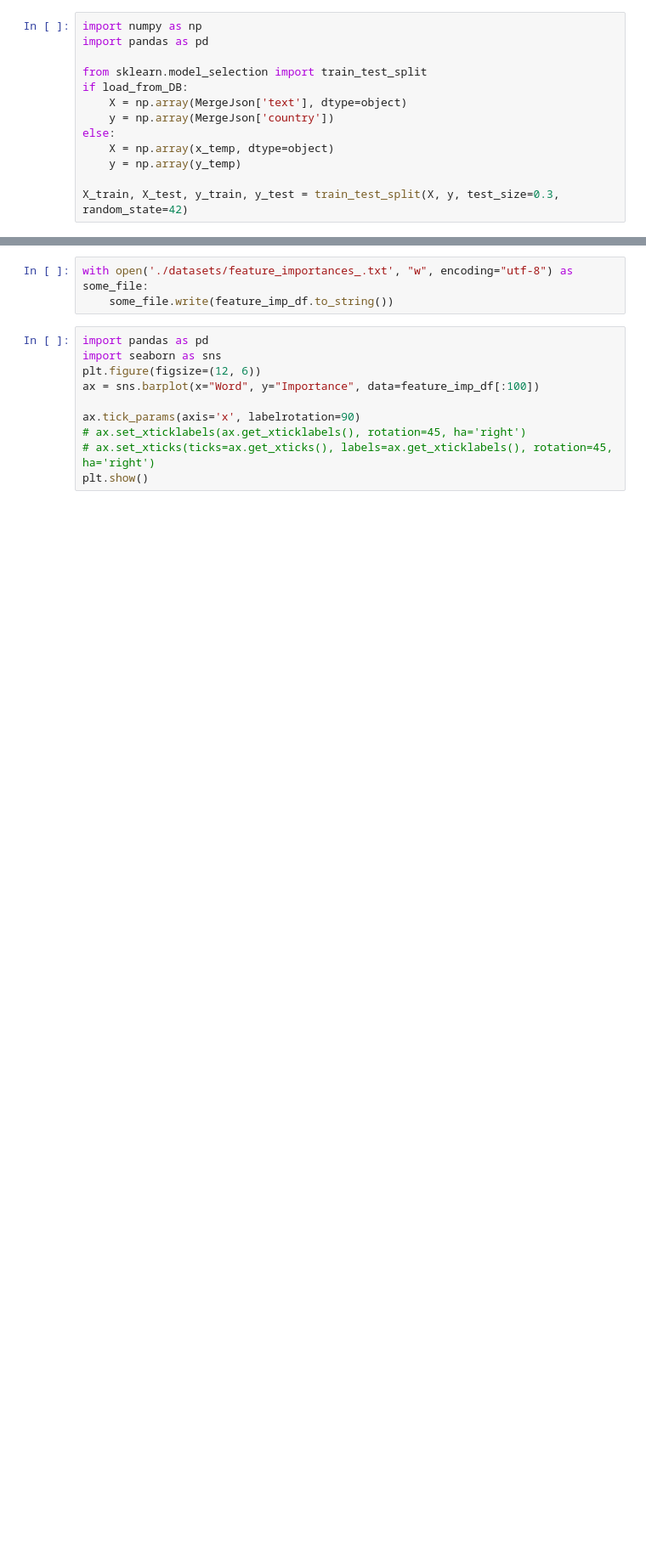
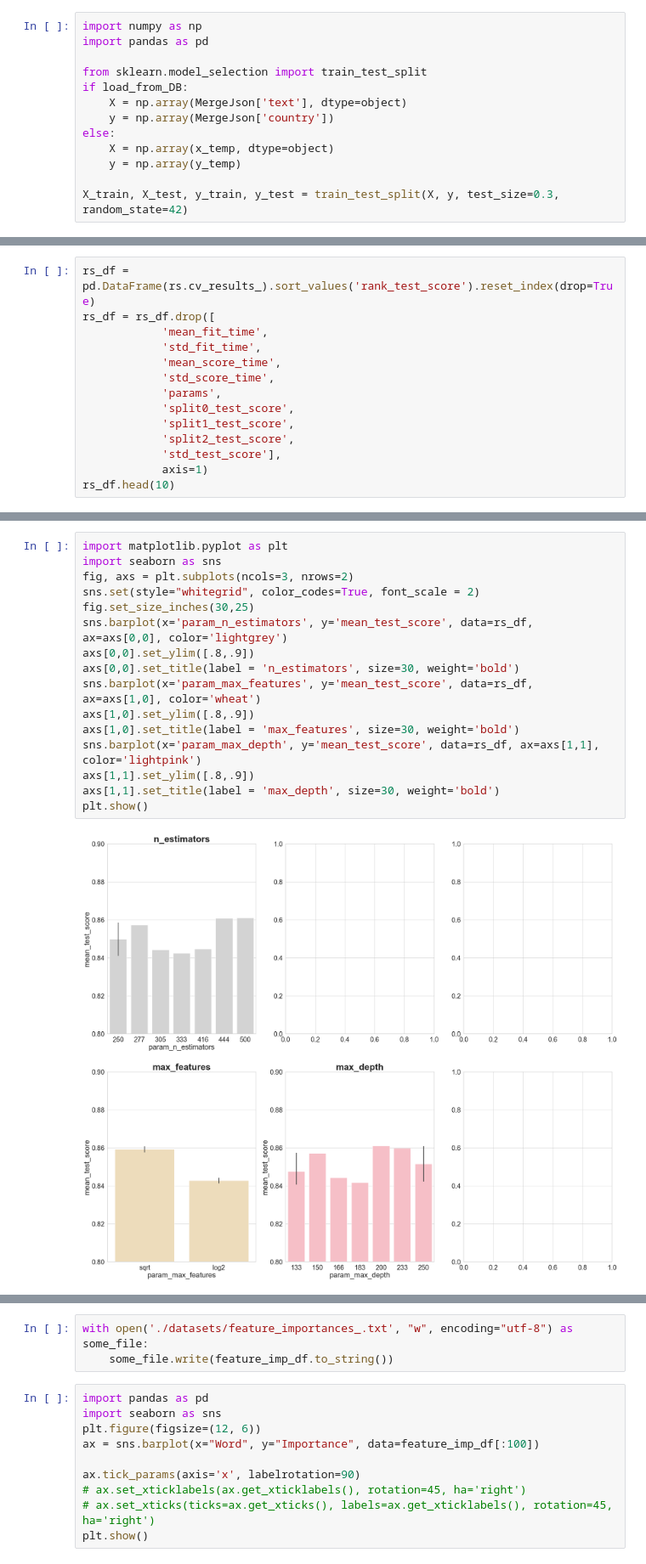
Before and after one commit to QuaesitorScientiae/ML_sandbox, a Jupyter notebook: Countries_DecisionTreeClassifier_ngram_tfidf_v4_022_with_checked_DB.ipynb, the cells around one changed output, grey strips where cells are left out. Shown at 85% size. Cells and saved outputs as stored; diff of their text form; blank space fills up the shorter version.

```diff
--- a/Countries_DecisionTreeClassifier_ngram_tfidf_v4_022_with_checked_DB.ipynb
+++ b/Countries_DecisionTreeClassifier_ngram_tfidf_v4_022_with_checked_DB.ipynb
@@ -453,0 +400,14 @@ print(rf_RandomForest.oob_score_)
+# %%
+rs_df = pd.DataFrame(rs.cv_results_).sort_values('rank_test_score').reset_index(drop=True)
+rs_df = rs_df.drop([
+            'mean_fit_time',
+            'std_fit_time',
+            'mean_score_time',
+            'std_score_time',
+            'params',
+            'split0_test_score',
+            'split1_test_score',
+            'split2_test_score',
+            'std_test_score'],
+            axis=1)
+rs_df.head(10)
@@ -454,3 +426,21 @@ print(rf_RandomForest.oob_score_)
+# %%
+import matplotlib.pyplot as plt
+import seaborn as sns
+fig, axs = plt.subplots(ncols=3, nrows=2)
+sns.set(style="whitegrid", color_codes=True, font_scale = 2)
+fig.set_size_inches(30,25)
+sns.barplot(x='param_n_estimators', y='mean_test_score', data=rs_df, ax=axs[0,0], color='lightgrey')
+axs[0,0].set_ylim([.8,.9])
+axs[0,0].set_title(label = 'n_estimators', size=30, weight='bold')
+sns.barplot(x='param_max_features', y='mean_test_score', data=rs_df, ax=axs[1,0], color='wheat')
+axs[1,0].set_ylim([.8,.9])
+axs[1,0].set_title(label = 'max_features', size=30, weight='bold')
+sns.barplot(x='param_max_depth', y='mean_test_score', data=rs_df, ax=axs[1,1], color='lightpink')
+axs[1,1].set_ylim([.8,.9])
+axs[1,1].set_title(label = 'max_depth', size=30, weight='bold')
+plt.show()
+# %% [output]
+[figure, added]
 # %%
 from sklearn.metrics import precision_score, recall_score
 
```
Also changed, not shown: parts of 26 cells of this notebook, 23 other files.
